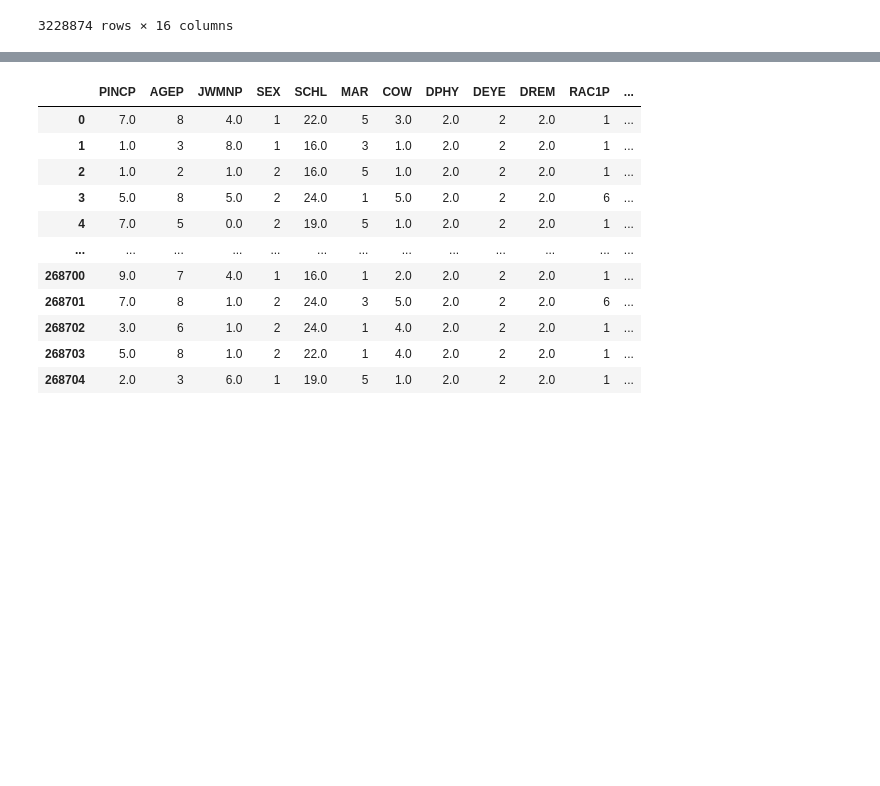
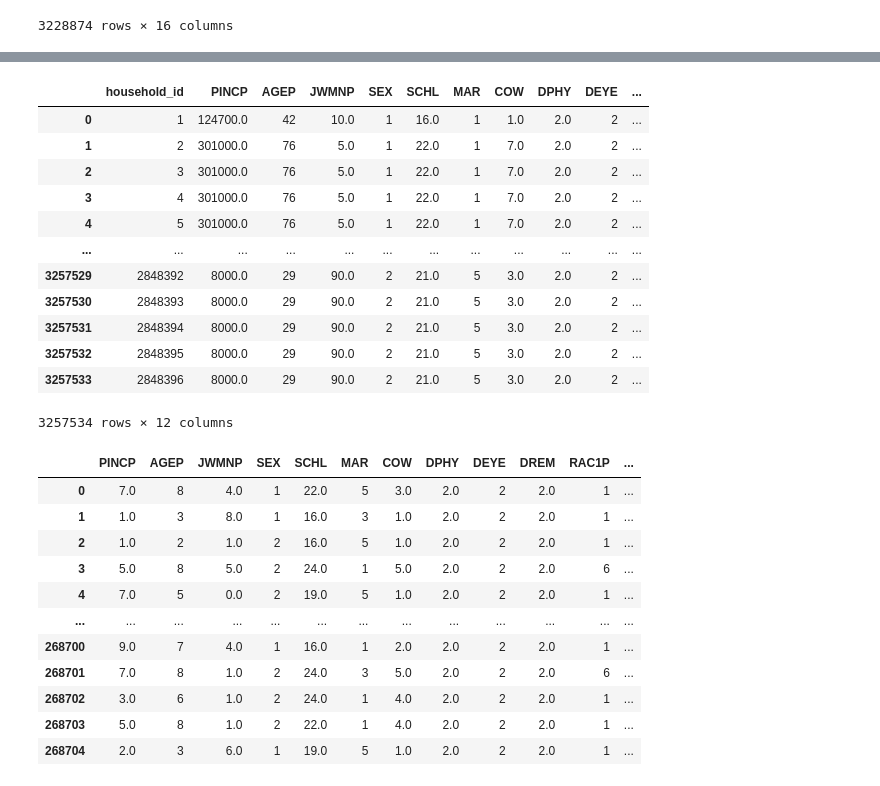
Before and after one commit to zackAemmer/generative_synthesis, a Jupyter notebook: compare_synthetic_populations.ipynb, the cells around one changed output, grey strips where cells are left out. Saved outputs shown, nothing was run; the diff lists cells and outputs as text; code cells hidden in the pictures; blank space fills up the shorter version.

```diff
--- a/compare_synthetic_populations.ipynb
+++ b/compare_synthetic_populations.ipynb
@@ -88,3 +104,19 @@ Dataset n=3228874 post-cleaning
+# %%
+popsim_data_p
+# %% [output]
+|  | household_id | PINCP | AGEP | JWMNP | SEX | SCHL | MAR | COW | DPHY | DEYE | ... |
+| 0 | 1 | 124700.0 | 42 | 10.0 | 1 | 16.0 | 1 | 1.0 | 2.0 | 2 | ... |
+| 1 | 2 | 301000.0 | 76 | 5.0 | 1 | 22.0 | 1 | 7.0 | 2.0 | 2 | ... |
+| 2 | 3 | 301000.0 | 76 | 5.0 | 1 | 22.0 | 1 | 7.0 | 2.0 | 2 | ... |
+| 3 | 4 | 301000.0 | 76 | 5.0 | 1 | 22.0 | 1 | 7.0 | 2.0 | 2 | ... |
+| 4 | 5 | 301000.0 | 76 | 5.0 | 1 | 22.0 | 1 | 7.0 | 2.0 | 2 | ... |
+| ... | ... | ... | ... | ... | ... | ... | ... | ... | ... | ... | ... |
+| 3257529 | 2848392 | 8000.0 | 29 | 90.0 | 2 | 21.0 | 5 | 3.0 | 2.0 | 2 | ... |
+| 3257530 | 2848393 | 8000.0 | 29 | 90.0 | 2 | 21.0 | 5 | 3.0 | 2.0 | 2 | ... |
+| 3257531 | 2848394 | 8000.0 | 29 | 90.0 | 2 | 21.0 | 5 | 3.0 | 2.0 | 2 | ... |
+| 3257532 | 2848395 | 8000.0 | 29 | 90.0 | 2 | 21.0 | 5 | 3.0 | 2.0 | 2 | ... |
+| 3257533 | 2848396 | 8000.0 | 29 | 90.0 | 2 | 21.0 | 5 | 3.0 | 2.0 | 2 | ... |
+3257534 rows × 12 columns
 # %%
 vae_data = pd.read_csv('./data/synthetic_populations/wa_persons_100000.csv')[['PINCP','AGEP','JWMNP','SEX','SCHL','MAR','COW','DPHY','DEYE','DREM','RAC1P','HINCP','NP','VEH','BLD','ACCESS']].dropna()
 vae_data
```
Also changed, not shown: parts of 2 cells of this notebook.
